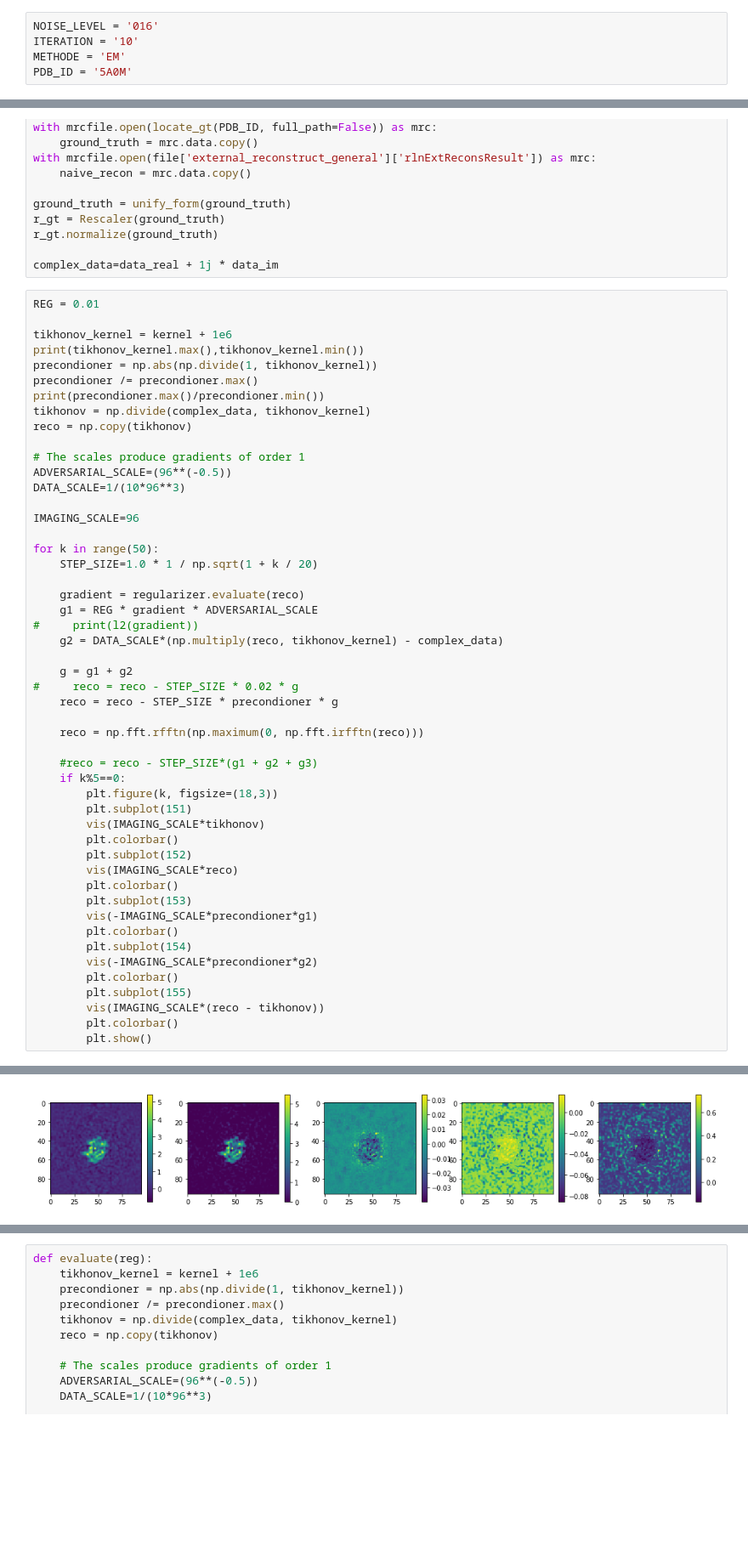
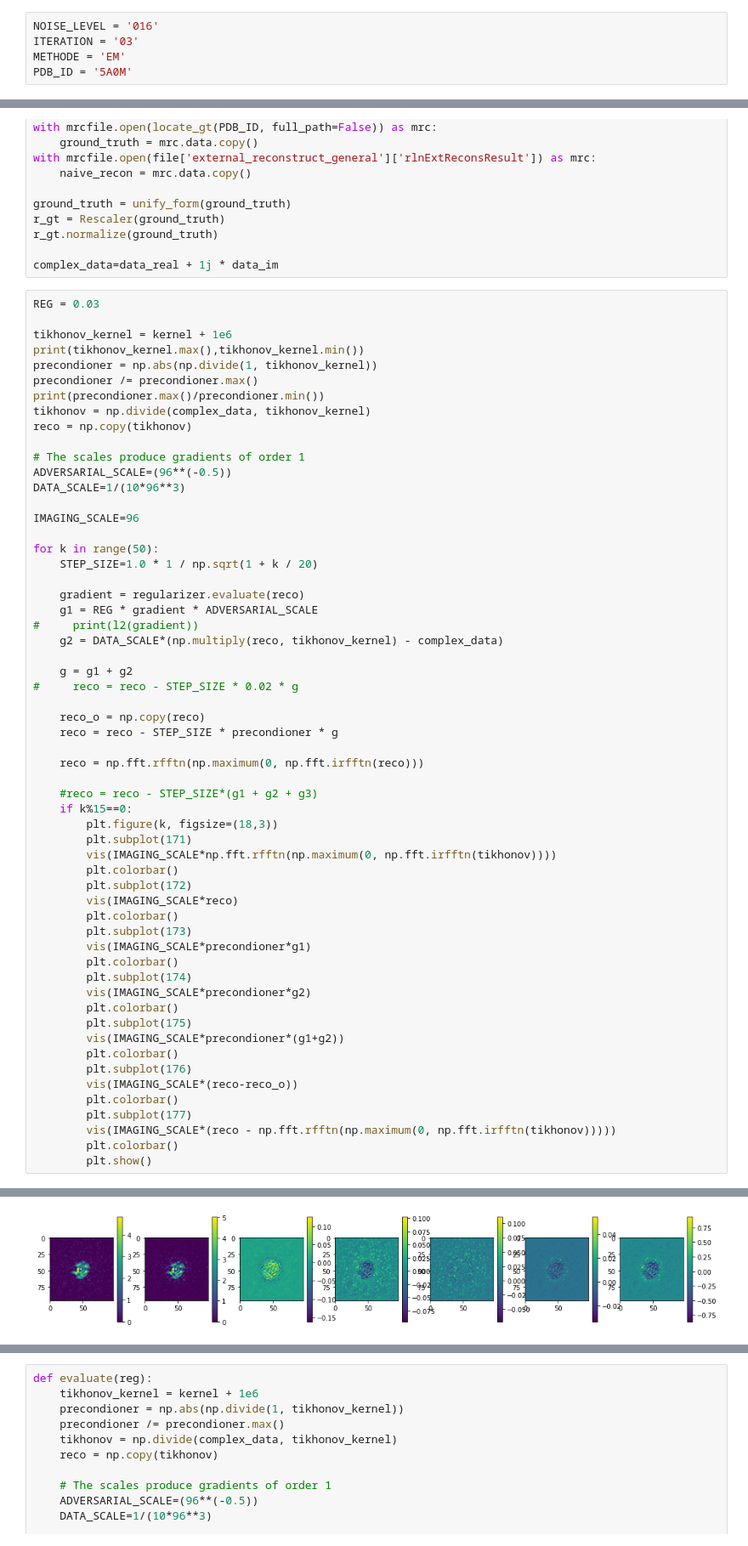
Before and after one commit to SebLu1/SingleParticleAnalysis, a Jupyter notebook: external_reconstruct_AR_new.ipynb, the cells around one changed output, grey strips where cells are left out. Shown at 85% size. Cells and saved outputs as stored; diff of their text form; blank space fills up the shorter version.

```diff
--- a/external_reconstruct_AR_new.ipynb
+++ b/external_reconstruct_AR_new.ipynb
@@ -35,7 +35,7 @@ def vis(data, fourier=True):
 #     plt.imshow(np.mean(data.squeeze(), axis=-1))
 # %%
 NOISE_LEVEL = '016'
-ITERATION = '10'
+ITERATION = '03'
 METHODE = 'EM'
 PDB_ID = '5A0M'
 # %%
@@ -62,7 +62,7 @@ r_gt.normalize(ground_truth)
 
 complex_data=data_real + 1j * data_im
 # %%
-REG = 0.01
+REG = 0.03
 
 tikhonov_kernel = kernel + 1e6
 print(tikhonov_kernel.max(),tikhonov_kernel.min())
@@ -88,27 +88,35 @@ for k in range(50):
 
     g = g1 + g2
 #     reco = reco - STEP_SIZE * 0.02 * g
+
+    reco_o = np.copy(reco)
     reco = reco - STEP_SIZE * precondioner * g
 
     reco = np.fft.rfftn(np.maximum(0, np.fft.irfftn(reco)))
 
     #reco = reco - STEP_SIZE*(g1 + g2 + g3)
-    if k%5==0:
+    if k%15==0:
         plt.figure(k, figsize=(18,3))
-        plt.subplot(151)
-        vis(IMAGING_SCALE*tikhonov)
+        plt.subplot(171)
+        vis(IMAGING_SCALE*np.fft.rfftn(np.maximum(0, np.fft.irfftn(tikhonov))))
         plt.colorbar()
-        plt.subplot(152)
+        plt.subplot(172)
         vis(IMAGING_SCALE*reco)
         plt.colorbar()
-        plt.subplot(153)
-        vis(-IMAGING_SCALE*precondioner*g1)
+        plt.subplot(173)
+        vis(IMAGING_SCALE*precondioner*g1)
         plt.colorbar()
-        plt.subplot(154)
-        vis(-IMAGING_SCALE*precondioner*g2)
+        plt.subplot(174)
+        vis(IMAGING_SCALE*precondioner*g2)
         plt.colorbar()
-        plt.subplot(155)
-        vis(IMAGING_SCALE*(reco - tikhonov))
+        plt.subplot(175)
+        vis(IMAGING_SCALE*precondioner*(g1+g2))
+        plt.colorbar()
+        plt.subplot(176)
+        vis(IMAGING_SCALE*(reco-reco_o))
+        plt.colorbar()
+        plt.subplot(177)
+        vis(IMAGING_SCALE*(reco - np.fft.rfftn(np.maximum(0, np.fft.irfftn(tikhonov)))))
         plt.colorbar()
         plt.show()
 # %% [output]
@@ -118 +126 @@ for k in range(50):
-[figure, old version]
+[figure, new version]
```
Also changed, not shown: parts of 2 cells of this notebook, 5 other files.
